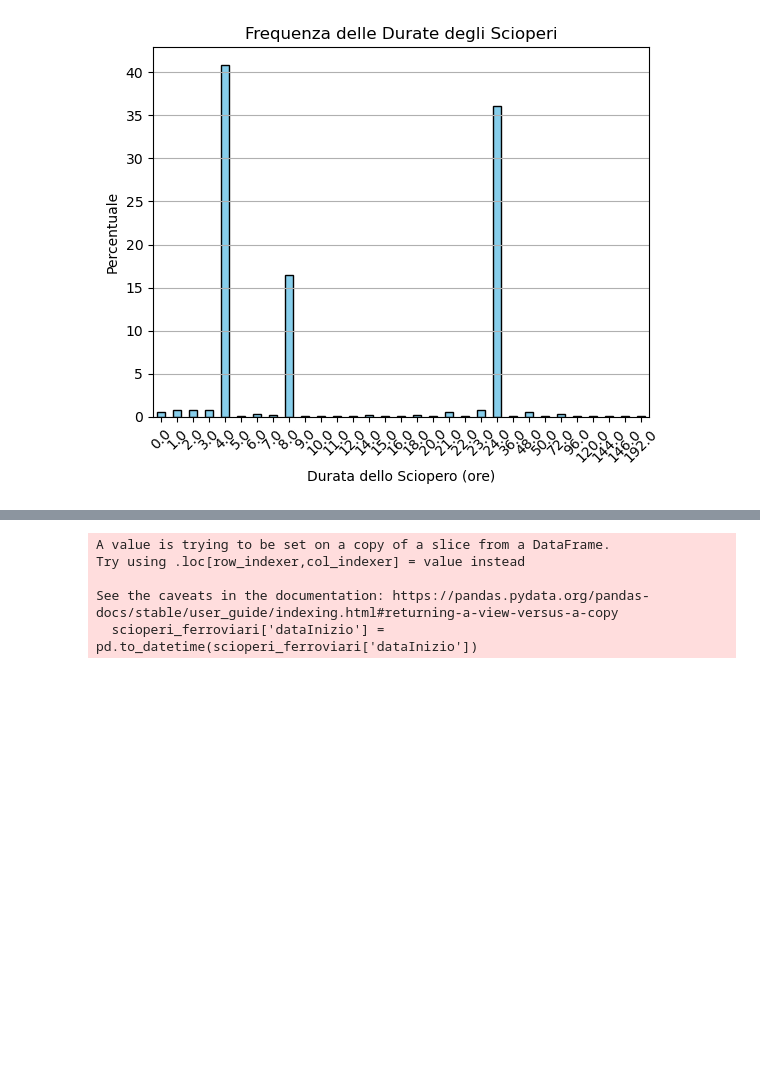
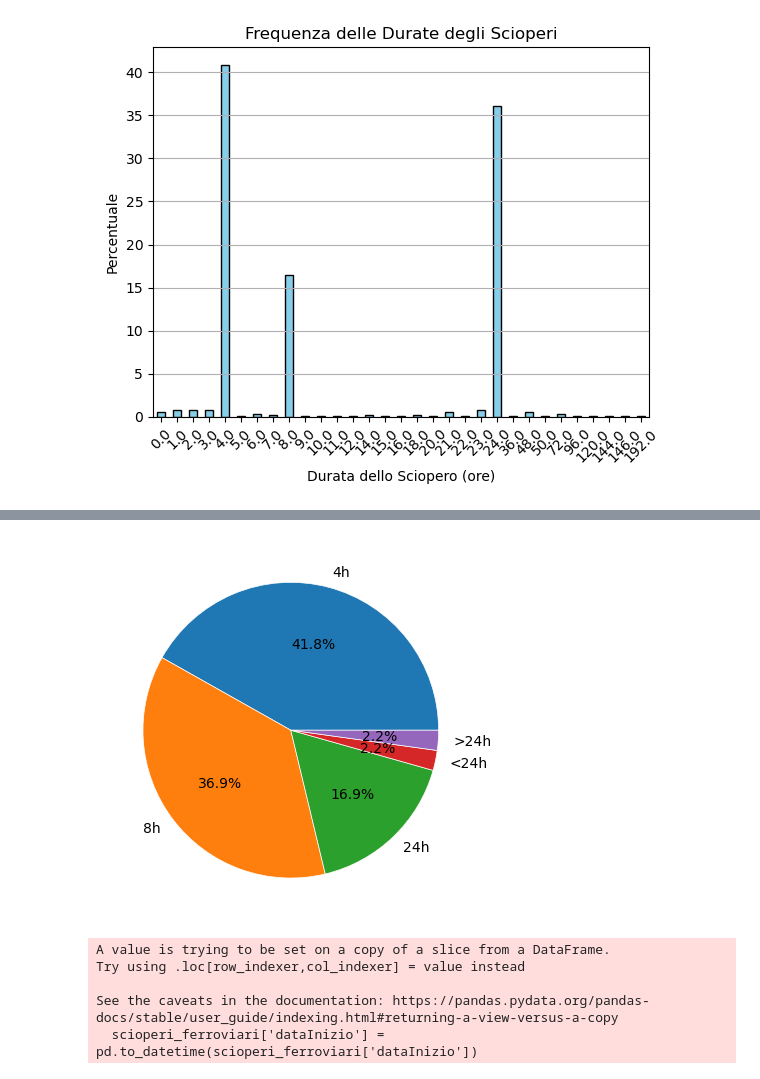
Before and after one commit to alemele01/vs24, a Jupyter notebook: ScioperiItalia.ipynb, the cells around one changed output, grey strips where cells are left out. Drawn from its saved outputs; the diff is of its cells as text; code cells hidden in the pictures; blank space fills up the shorter version.

```diff
--- a/ScioperiItalia.ipynb
+++ b/ScioperiItalia.ipynb
@@ -110,3 +111,12 @@ plt.ylabel('Percentuale')
 plt.show()
 # %% [output]
 [figure]
+# %%
+frequenza_ore_di_sciopero_ordinata_normAndSorted=frequenza_ore_di_sciopero_ordinata_norm.sort_values(ascending=False)
+daStampare=frequenza_ore_di_sciopero_ordinata_normAndSorted[frequenza_ore_di_sciopero_ordinata_normAndSorted.values>0.02]
+maggioriDiGiornata=frequenza_ore_di_sciopero_ordinata_normAndSorted[frequenza_ore_di_sciopero_ordinata_normAndSorted.index > 24.0].values.sum()
+minoreDiGiornata=frequenza_ore_di_sciopero_ordinata_normAndSorted[frequenza_ore_di_sciopero_ordinata_normAndSorted.index < 24.0]
+minoreDiGiornata=minoreDiGiornata[minoreDiGiornata.index > 8.0].values.sum()
+
+print(daStampare)
+print(minoreDiGiornata,maggioriDiGiornata)
@@ -112,0 +130,9 @@ plt.show()
+# %%
+daStampare = pd.DataFrame({
+    'index': ['4h','8h','24h','<24h','>24h'],
+    'values': [0.409011,0.360866,0.164973,minoreDiGiornata, minoreDiGiornata]
+})
+
+# Set the index of the new DataFrame
+daStampare.set_index('index', inplace=True)
+daStampare
@@ -113,3 +157,10 @@ plt.show()
+# %%
+
+fig, ax = plt.subplots()
+ax.pie(daStampare['values'].values*100,labels=daStampare['values'].index,autopct = '%1.1f%%', wedgeprops = {"linewidth": 0.5, "edgecolor": "white"})
+plt.show()
+# %% [output]
+[figure, added]
 # %%
 scioperi_ferroviari=scioperi[(scioperi['settore'] == 'Ferroviario')]
 scioperi_ferroviari['dataInizio'] = pd.to_datetime(scioperi_ferroviari['dataInizio'])
```
Also changed, not shown: parts of 4 cells of this notebook.
